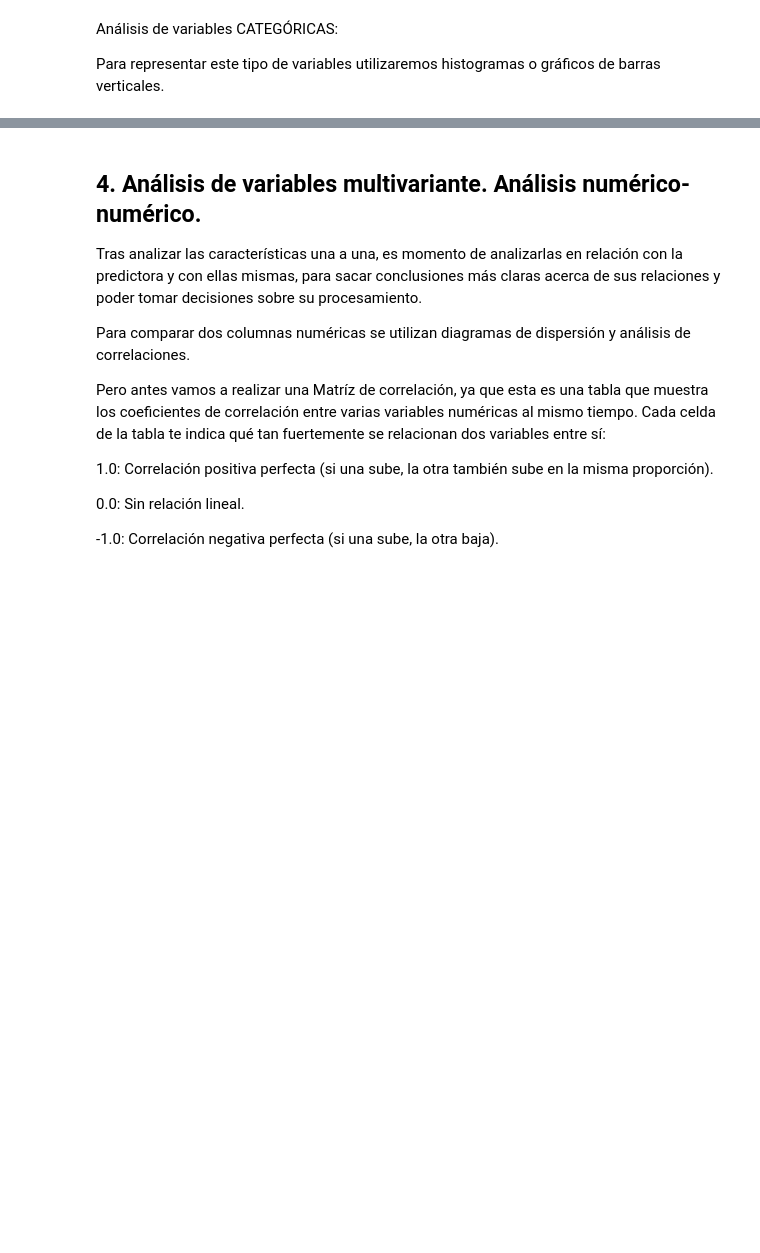
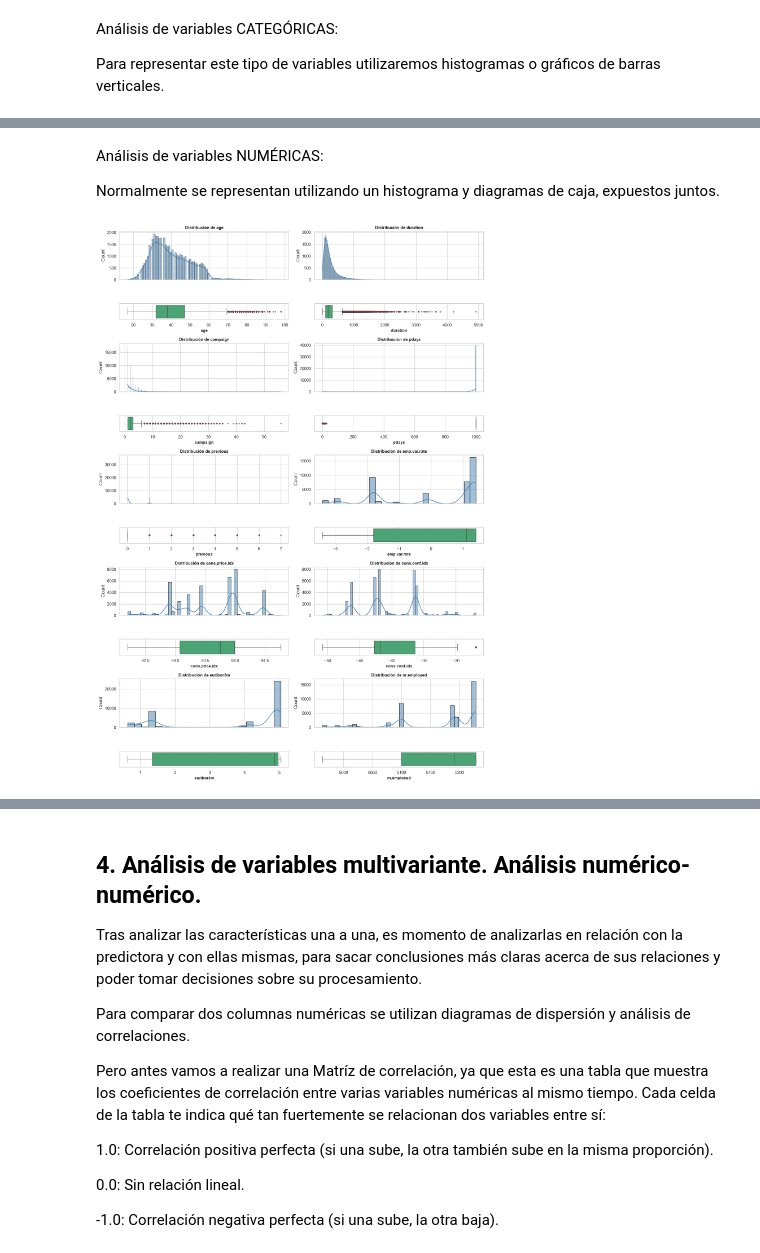
Before and after one commit to Brenda-Carloni/regresion_logistica_bren, a Jupyter notebook: src/explore.ipynb, the cells around one changed output, grey strips where cells are left out. Saved outputs shown, nothing was run; the diff lists cells and outputs as text; code cells hidden in the pictures; blank space fills up the shorter version.

```diff
--- a/src/explore.ipynb
+++ b/src/explore.ipynb
@@ -127,0 +250,67 @@ Análisis de variables NUMÉRICAS:
+# %% [markdown]
+Análisis de variables NUMÉRICAS:
+
+Normalmente se representan utilizando un histograma y diagramas de caja, expuestos juntos.
+# %%
+numericas = ['age',
+ 'duration',
+ 'campaign',
+ 'pdays',
+ 'previous',
+ 'emp.var.rate',
+ 'cons.price.idx',
+ 'cons.conf.idx',
+ 'euribor3m',
+ 'nr.employed']
+# %%
+import math
+import matplotlib.pyplot as plt
+import seaborn as sns
+
+sns.set_theme(style="whitegrid")
+
+# Configuración de la retícula: 2 columnas x 5 bloques de variables
+ncols = 2
+num_vars = len(numericas)
+num_bloques = math.ceil(num_vars / ncols)  # 5 bloques verticales
+
+# Se crean 10 filas en total (2 filas por cada variable: 1 Histograma + 1 Boxplot)
+fig, axes = plt.subplots(
+    nrows=num_bloques * 2,
+    ncols=ncols,
+    figsize=(14, 4 * num_bloques),
+    gridspec_kw={'height_ratios': [3, 1] * num_bloques} # El histograma es más alto que el boxplot
+)
+
+# Bucle para graficar histograma + boxplot por cada variable
+for i, col in enumerate(numericas):
+    row_hist = (i // ncols) * 2  # Fila para el histograma
+    c = i % ncols               # Columna (0 o 1)
+    row_box = row_hist + 1       # Fila inmediatamente inferior para el boxplot
+
+    ax_hist = axes[row_hist, c]
+    ax_box = axes[row_box, c]
+
+    # 1. Histograma (Arriba)
+    sns.histplot(
+        data=df, x=col, kde=True, ax=ax_hist,
+        color='steelblue', edgecolor='black'
+    )
+    ax_hist.set_title(f'Distribución de {col}', fontsize=11, fontweight='bold')
+    ax_hist.set_xlabel('')
+    ax_hist.tick_params(labelbottom=False)  # Oculta etiquetas numéricas repetidas en X
+
+    # 2. Diagrama de caja / Boxplot (Abajo)
+    sns.boxplot(
+        data=df, x=col, ax=ax_box, color='mediumseagreen',
+        flierprops=dict(marker='o', markerfacecolor='crimson', markersize=3, alpha=0.5)
+    )
+    ax_box.set_xlabel(col, fontsize=10, fontweight='bold')
+
+    # Compartir el mismo eje X para asegurar alineación visual perfecta
+    ax_hist.sharex(ax_box)
+
+plt.tight_layout()
+plt.show()
+# %% [output]
+[figure, added]
```
Also changed, not shown: parts of 18 cells of this notebook.
